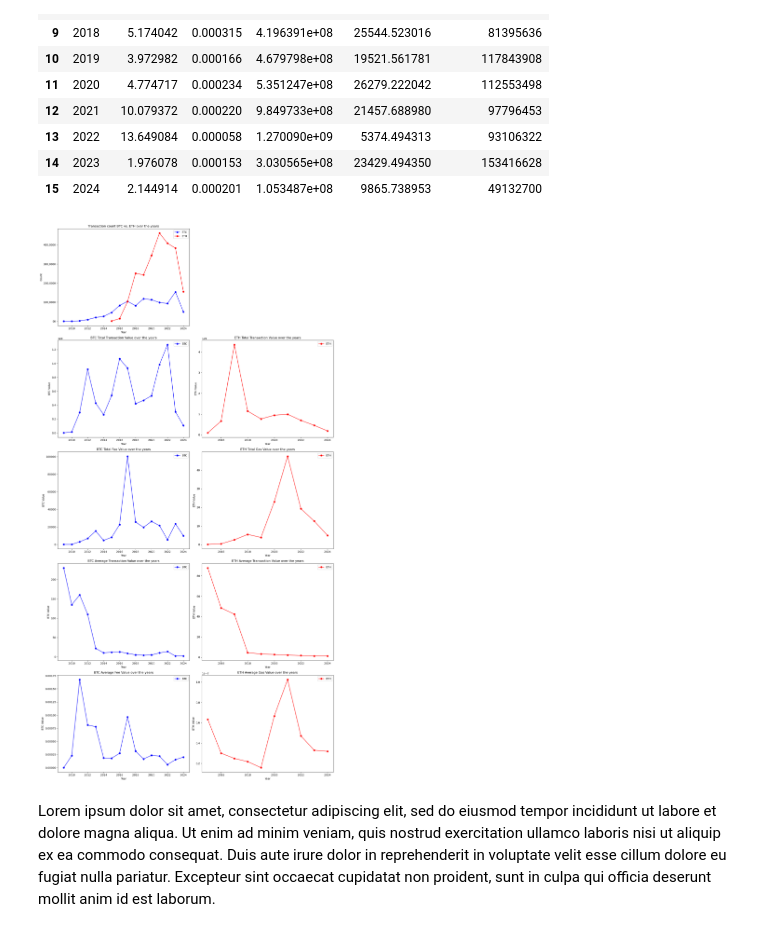
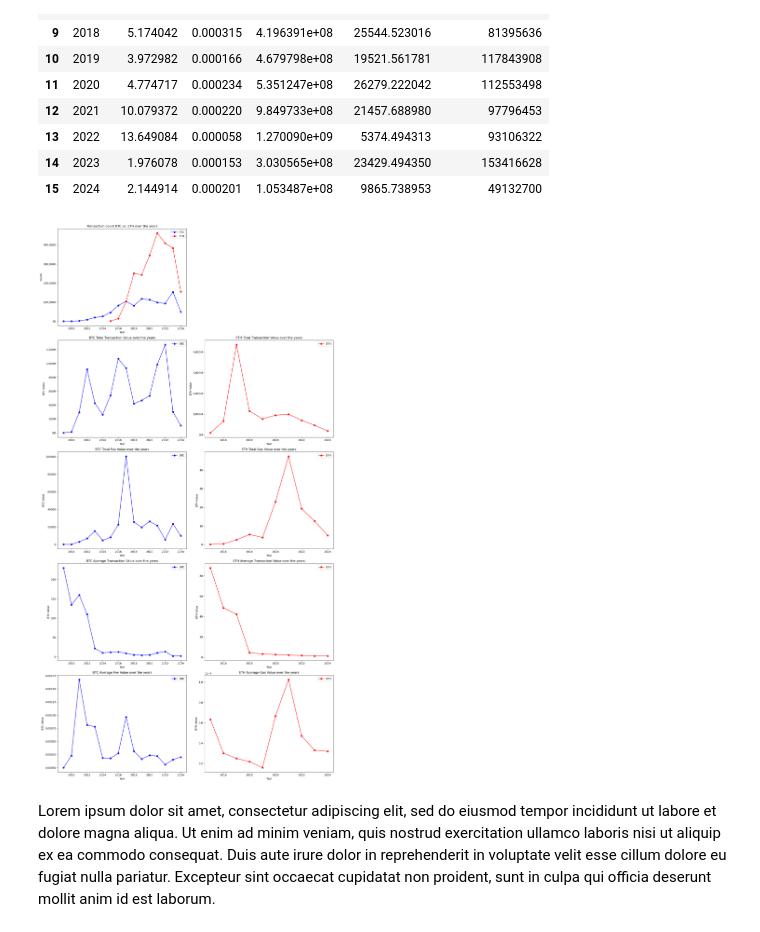
Before and after one commit to vsitucal-personal/bdcc_lab, a Jupyter notebook: BDCC_Lab.ipynb, the cells around one changed output. Drawn from its saved outputs; the diff is of its cells as text; code cells hidden in the pictures.

```diff
--- a/BDCC_Lab.ipynb
+++ b/BDCC_Lab.ipynb
@@ -253,28 +281,7 @@ eth_tot_trans
 | 8 | 2023 | 4.534225e+08 | 12.622046 | 1.183560 | 3.294708e-08 | 383100651 |
 | 9 | 2024 | 1.851720e+08 | 4.934517 | 1.192735 | 3.178433e-08 | 155249958 |
 # %%
-btc_tot_trans = spark.sql("""
-WITH value AS (
-	SELECT
-        year(date) AS year,
-        AVG(input_value) AS avg_value,
-        AVG(fee) AS avg_fee,
-        SUM(input_value) AS total_value,
-        SUM(fee) AS total_fee,
-        COUNT(*) AS count
-	FROM df_btc_trans
-	GROUP BY year(date)
-	ORDER BY year
-)
-SELECT
-	year,
-	avg_value,
-    avg_fee,
-    total_value,
-    total_fee,
-    count AS total_transactions
-FROM value;
-""").toPandas()
+btc_tot_trans = spark.sql(read_sql_file("sql/btc_tot_trans.sql")).toPandas()
 btc_tot_trans
 # %% [output]
 |  | year | avg_value | avg_fee | total_value | total_fee | total_transactions |
@@ -304,35 +311,36 @@ plot_multiple_line_graphs2(
         ],
         [],
         (btc_tot_trans["total_value"], "BTC", "b"),
         (eth_tot_trans["total_value"], "ETH", "r"),
         (btc_tot_trans["total_fee"], "BTC", "b"),
         (eth_tot_trans["total_gas"], "ETH", "r"),
         (btc_tot_trans["avg_value"], "BTC", "b"),
         (eth_tot_trans["avg_value"], "ETH", "r"),
         (btc_tot_trans["avg_fee"], "BTC", "b"),
         (eth_tot_trans["avg_gas"], "ETH", "r"),
     ],
     x_labels=["Year",] * 10,
     y_labels=["Count", "",] + ["BTC Value", "ETH Value"]*4,
     titles=[
         "Transaction count BTC vs. ETH over the years",
         "",
         "BTC Total Transaction Value over the years",
         "ETH Total Transaction Value over the years",
         "BTC Total Fee Value over the years",
         "ETH Total Gas Value over the years",
         "BTC Average Transaction Value over the years",
         "ETH Average Transaction Value over the years",
         "BTC Average Fee Value over the years",
         "ETH Average Gas Value over the years",
     ],
-    use_k=[True] + [False] * 9,
+    # use_k=[True] + [False] * 9,
+    formatter=[thousands_formatter, None] + [millions_formatter]*2 + [None]*2 + [None]*2 + [None]*2,
     use_legend=[True] * 10,
     show_grid=False,
     max_cols=2
 )
 # %% [output]
-[figure, old version]
+[figure, new version]
 # %% [markdown]
 Lorem ipsum dolor sit amet, consectetur adipiscing elit, sed do eiusmod tempor incididunt ut labore et dolore magna aliqua. Ut enim ad minim veniam, quis nostrud exercitation ullamco laboris nisi ut aliquip ex ea commodo consequat. Duis aute irure dolor in reprehenderit in voluptate velit esse cillum dolore eu fugiat nulla pariatur. Excepteur sint occaecat cupidatat non proident, sunt in culpa qui officia deserunt mollit anim id est laborum.
 # %% [markdown]
```
Also changed, not shown: parts of 27 cells of this notebook, 9 other files.
